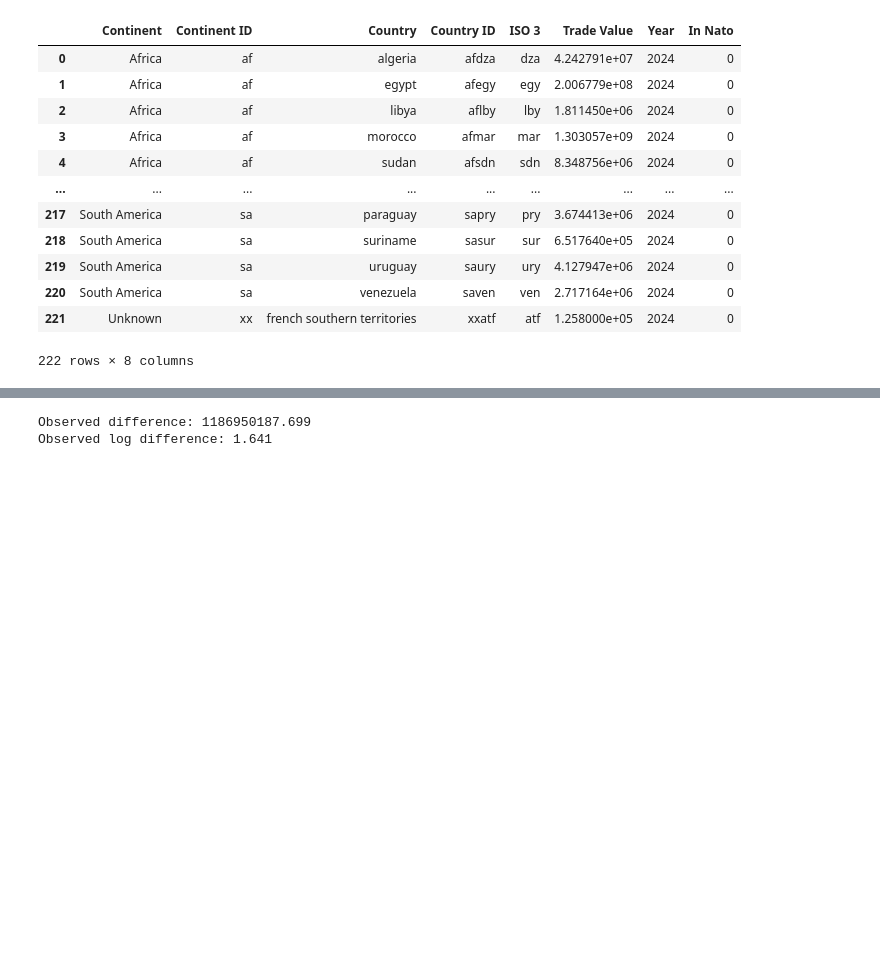
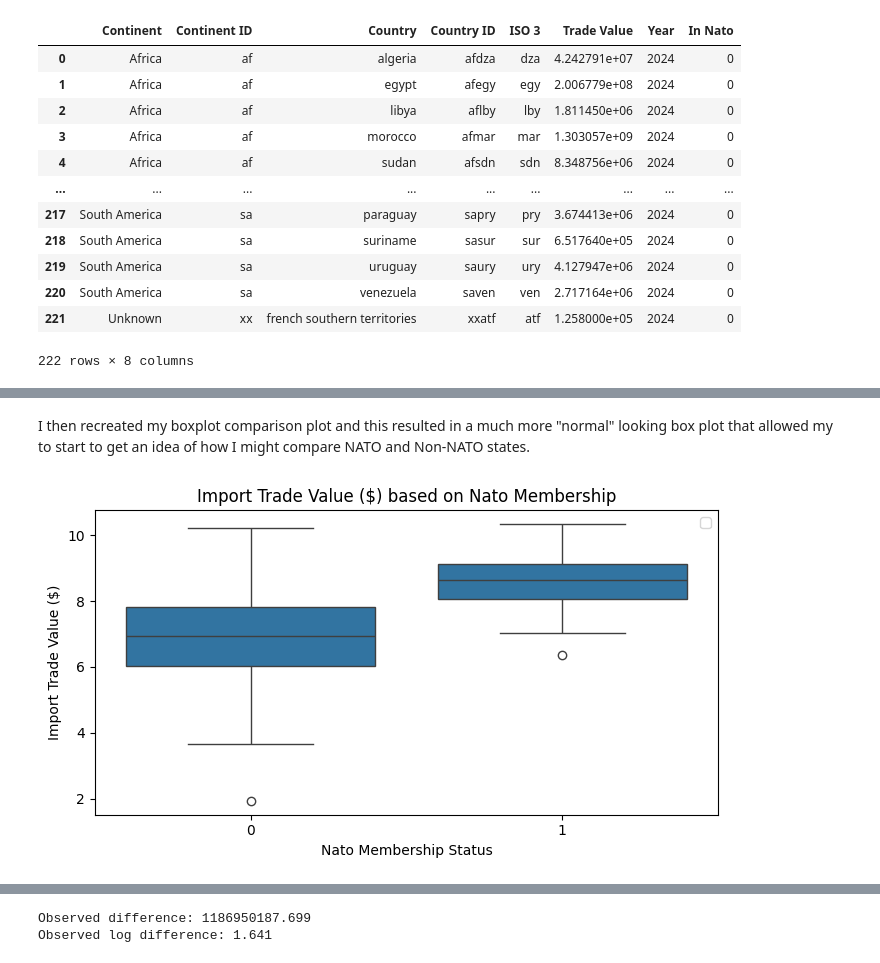
Before and after one commit to past6301/final-project-631, a Jupyter notebook: hypothesis-test-assignment.ipynb, the cells around one changed output, grey strips where cells are left out. Cells and saved outputs as stored; diff of their text form; code cells hidden in the pictures; blank space fills up the shorter version.

```diff
--- a/hypothesis-test-assignment.ipynb
+++ b/hypothesis-test-assignment.ipynb
@@ -51,2 +110,15 @@ plt.show()
 # %%
 semiconductors['Log Trade Value'] = np.log10(semiconductors['Trade Value'])
+# %% [markdown]
+I then recreated my boxplot comparison plot and this resulted in a much more "normal" looking box plot that allowed my to start to get an idea of how I might compare NATO and Non-NATO states.
+# %%
+fig, ax = plt.subplots(figsize=(7, 4))
+sns.boxplot(data=semiconductors, x='In Nato', y='Log Trade Value', ax=ax)
+ax.set_xlabel('Nato Membership Status')
+ax.set_ylabel('Import Trade Value ($)')
+ax.set_title('Import Trade Value ($) based on Nato Membership')
+ax.legend()
+plt.tight_layout()
+plt.show()
+# %% [output]
+[figure, added]
```
Also changed, not shown: parts of 25 cells of this notebook, 1 other file.
